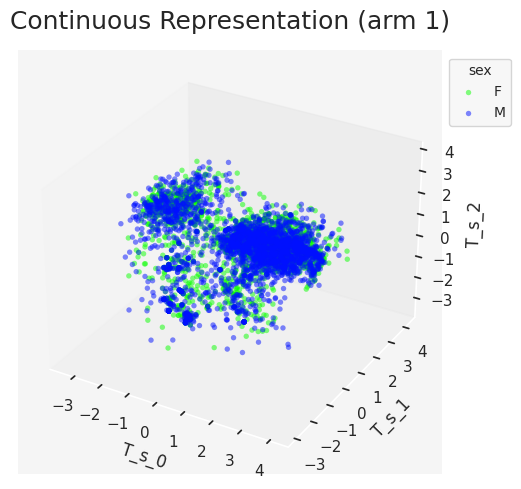
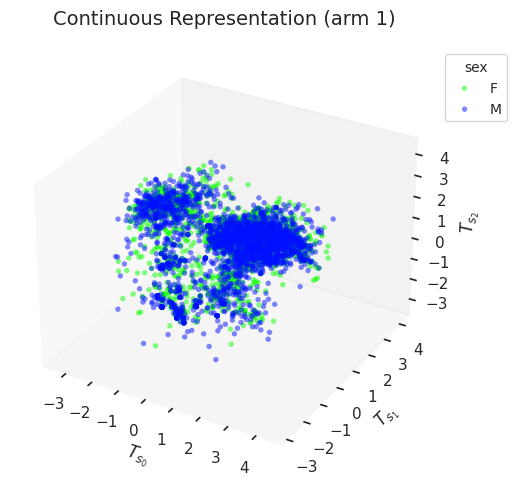
The notebook cell's code change between the first figure and the second:
--- before
+++ after
@@ -17,5 +17,5 @@
 
     sns.set_theme()
-    sns.set(rc={'axes.facecolor':'whitesmoke'})
+    sns.set(rc={'axes.facecolor':'white'})
     
     if mixvae.state_dim < 3:
@@ -36,10 +36,10 @@
                         outcome['state_mu'][arm][indices, 2],
                         color=clr, edgecolor='none', s=m_size, alpha=alp, label=lbl)
-        axs.set_xlabel(f'T_s_{0}')
-        axs.set_ylabel(f'T_s_{1}')
-        axs.set_zlabel(f'T_s_{2}')
+        axs.set_xlabel(r'$T_{s_0}$')
+        axs.set_ylabel(r'$T_{s_1}$')
+        axs.set_zlabel(r'$T_{s_2}$')
         
 
-    axs.set_title(f'Continuous Representation (arm {arm+1})', fontsize=18, pad=15)
+    axs.set_title(f'Continuous Representation (arm {arm+1})', fontsize=14, pad=15)
     axs.grid(False)
     # place legend outside of plot

Commit: Update - notebooks for single platform